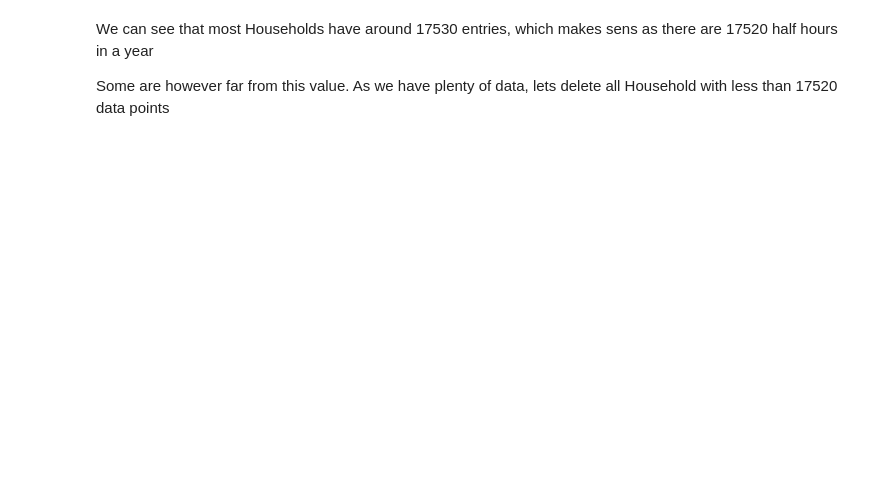
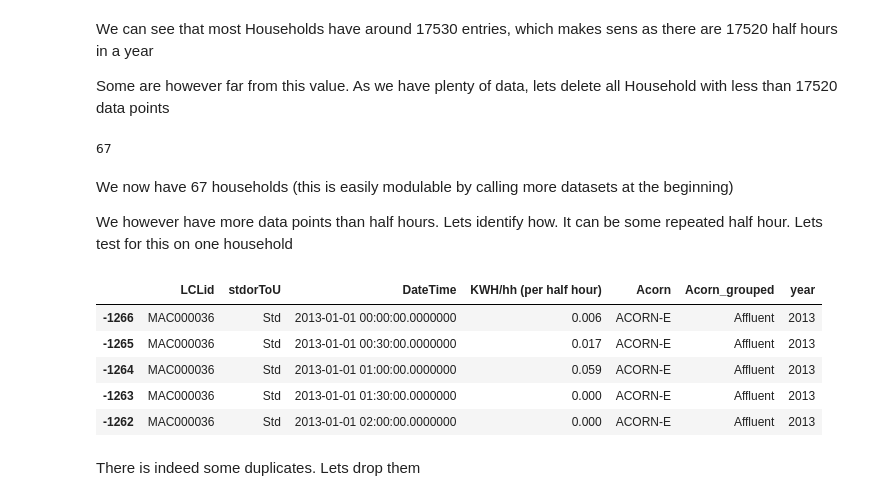
Before and after one commit to Nicolaskirsch2000/BASc-Dissertation, a Jupyter notebook: EDA for Dissertation.ipynb, the cells around one changed output. Saved outputs shown, nothing was run; the diff lists cells and outputs as text; code cells hidden in the pictures; blank space fills up the shorter version.

```diff
--- a/EDA for Dissertation.ipynb
+++ b/EDA for Dissertation.ipynb
@@ -82,3 +82,24 @@ groups = groups[groups>17520]
 ind = groups.index
 
 df = df[df["LCLid"].isin(ind)]
+# %%
+len(ind)
+# %% [output]
+67
+# %% [markdown]
+We now have 67 households (this is easily modulable by calling more datasets at the beginning)
+
+We however have more data points than half hours. Lets identify how. It can be some repeated half hour. Lets test for this on one household
+# %%
+house1 = df[df["LCLid"] == "MAC000036"]
+house1[house1.duplicated()]
+house1.head()
+# %% [output]
+|  | LCLid | stdorToU | DateTime | KWH/hh (per half hour) | Acorn | Acorn_grouped | year |
+| -1266 | MAC000036 | Std | 2013-01-01 00:00:00.0000000 | 0.006 | ACORN-E | Affluent | 2013 |
+| -1265 | MAC000036 | Std | 2013-01-01 00:30:00.0000000 | 0.017 | ACORN-E | Affluent | 2013 |
+| -1264 | MAC000036 | Std | 2013-01-01 01:00:00.0000000 | 0.059 | ACORN-E | Affluent | 2013 |
+| -1263 | MAC000036 | Std | 2013-01-01 01:30:00.0000000 | 0.000 | ACORN-E | Affluent | 2013 |
+| -1262 | MAC000036 | Std | 2013-01-01 02:00:00.0000000 | 0.000 | ACORN-E | Affluent | 2013 |
+# %% [markdown]
+There is indeed some duplicates. Lets drop them
```
Also changed, not shown: parts of 16 cells of this notebook, 2 other files.
